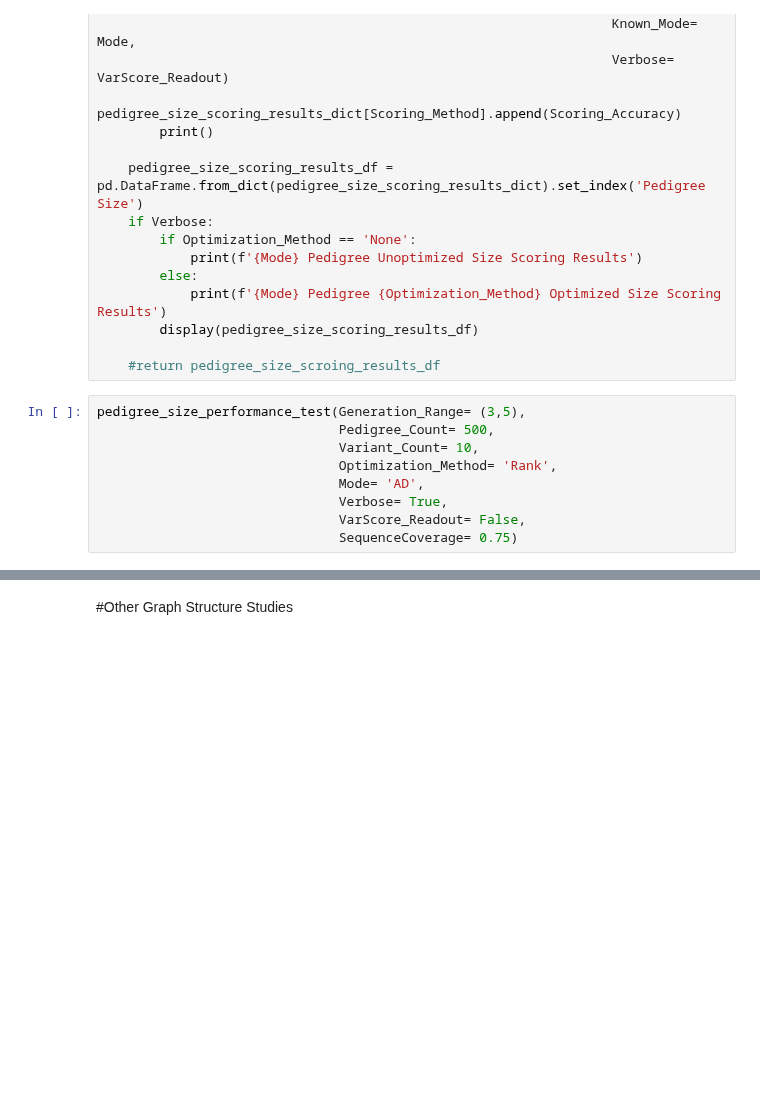
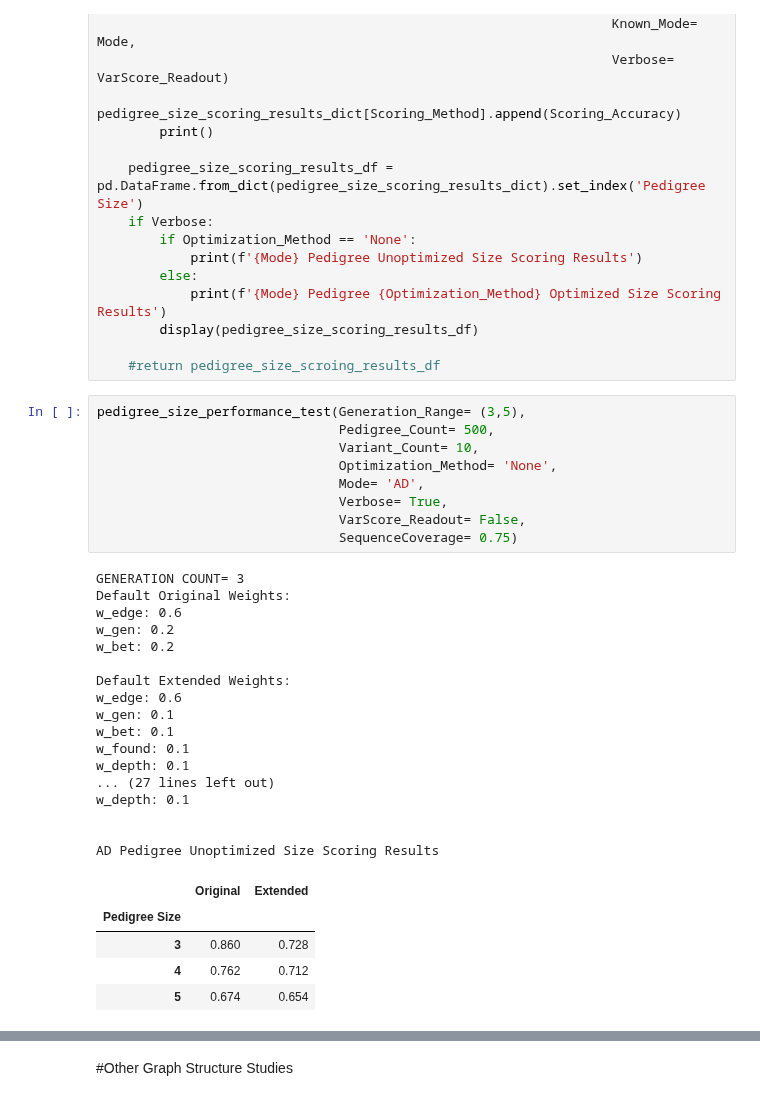
Before and after one commit to taylorngt/PedNet, a Jupyter notebook: SegregationScoring.ipynb, the cells around one changed output, grey strips where cells are left out. Drawn from its saved outputs; the diff is of its cells as text; blank space fills up the shorter version.

```diff
--- a/SegregationScoring.ipynb
+++ b/SegregationScoring.ipynb
@@ -1661,12 +1677,35 @@ def pedigree_size_performance_test(Generation_Range,
 # %%
 pedigree_size_performance_test(Generation_Range= (3,5),
                                Pedigree_Count= 500,
                                Variant_Count= 10,
-                               Optimization_Method= 'Rank',
+                               Optimization_Method= 'None',
                                Mode= 'AD',
                                Verbose= True,
                                VarScore_Readout= False,
                                SequenceCoverage= 0.75)
+# %% [output]
+GENERATION COUNT= 3
+Default Original Weights:
+w_edge: 0.6
+w_gen: 0.2
+w_bet: 0.2
+
+Default Extended Weights:
+w_edge: 0.6
+w_gen: 0.1
+w_bet: 0.1
+w_found: 0.1
+w_depth: 0.1
+... (27 lines left out)
+w_depth: 0.1
+
+
+AD Pedigree Unoptimized Size Scoring Results
+|  | Original | Extended |
+| Pedigree Size |  |  |
+| 3 | 0.860 | 0.728 |
+| 4 | 0.762 | 0.712 |
+| 5 | 0.674 | 0.654 |
 # %%
 pedigree_size_performance_test(Generation_Range= (3,5),
                                Pedigree_Count= 500,
```
Also changed, not shown: parts of 6 cells of this notebook, 8 other files.
